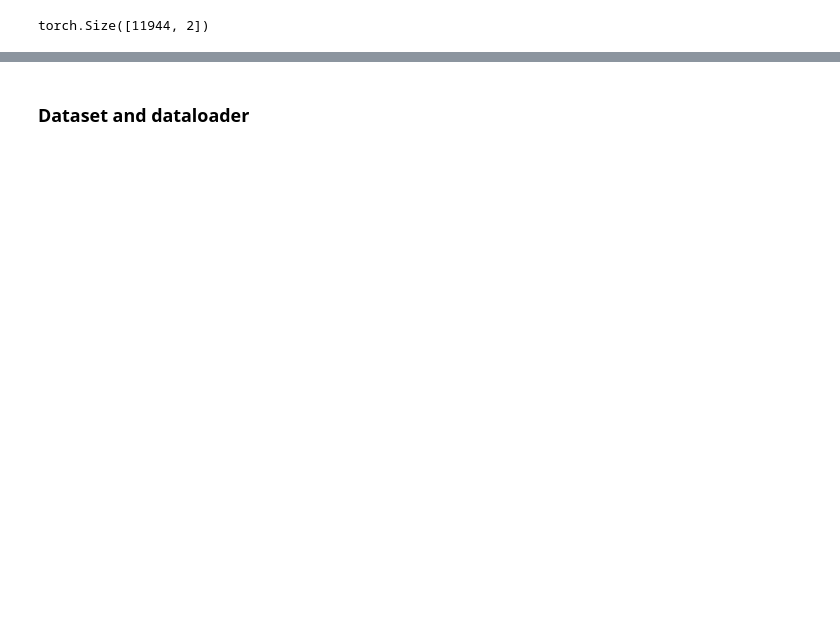
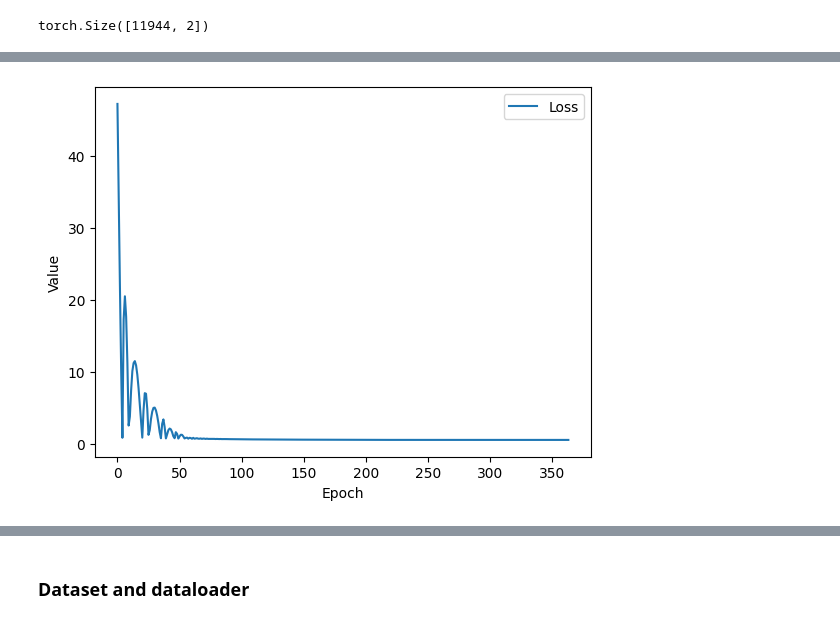
Before and after one commit to joanlafuente/SAE, a Jupyter notebook: Test_PyG.ipynb, the cells around one changed output, grey strips where cells are left out. Drawn from its saved outputs; the diff is of its cells as text; code cells hidden in the pictures; blank space fills up the shorter version.

Commit message:
New models

```diff
--- a/Test_PyG.ipynb
+++ b/Test_PyG.ipynb
@@ -46,6 +128,0 @@ Data(x=[11944, 25], edge_index=[2, 8808728], y=[1, 11944])
-# %%
-import torch_geometric.transforms as T
-
-split = T.RandomNodeSplit(num_val=0.2, num_test=0.2)
-graph = split(graph)
-graph
@@ -60,18 +135,23 @@ class GCN(torch.nn.Module):
     def __init__(self):
         super().__init__()
         self.conv1 = GCNConv(25, 16)
-        self.conv2 = GCNConv(16, 2)
+        self.conv2 = GCNConv(16, 8)
+        self.conv3 = GCNConv(8, 2)
 
     def forward(self, data):
         x, edge_index = data.x, data.edge_index
 
         x = self.conv1(x, edge_index)
         x = F.relu(x)
-        output = self.conv2(x, edge_index)
+        x = self.conv2(x, edge_index)
+        x = F.relu(x)
+        x = self.conv3(x, edge_index)
 
-        return output
-
-simple_model = GCN().double()
+        return x
+# %%
+simple_model = GCN()
+simple_model = simple_model.to(device)
+graph = graph.to(device)
 # %%
 simple_model(graph).shape
 # %% [output]
@@ -83,0 +159,7 @@ Device: cuda
+# %%
+optimizer_gcn = torch.optim.Adam(simple_model.parameters(), lr=0.01, weight_decay=5e-4)
+criterion = nn.CrossEntropyLoss(weight=torch.tensor([0.095, 0.905]).to(device))
+simple_model, loss_hist, f1_hist = train_node_classifier(simple_model, graph, optimizer_gcn, criterion)
+
+test_acc, f1, predictions = eval_node_classifier(simple_model, graph, graph.test_mask)
+print(f'Test Acc: {test_acc:.3f}, Test F1: {f1:.3f}')
@@ -83,0 +180,8 @@ Device: cuda
+# %%
+plt.plot(loss_hist, label='Loss')
+plt.xlabel('Epoch')
+plt.ylabel('Value')
+plt.legend()
+plt.show()
+# %% [output]
+[figure, added]
```
Also changed, not shown: parts of 60 cells of this notebook, 2 other files.
